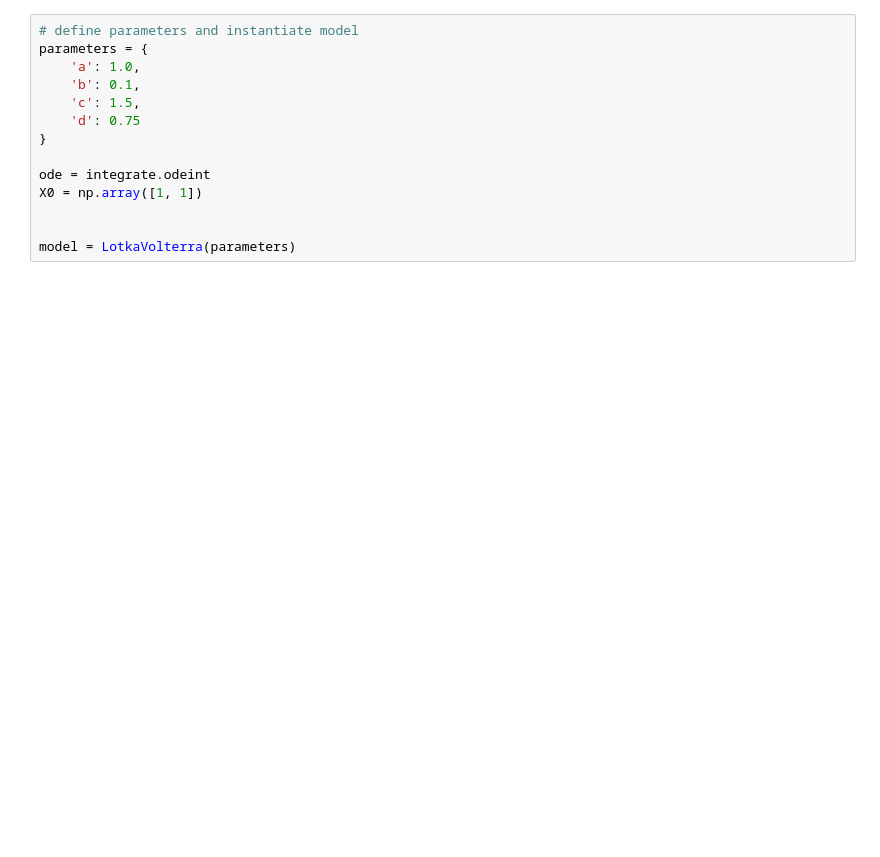
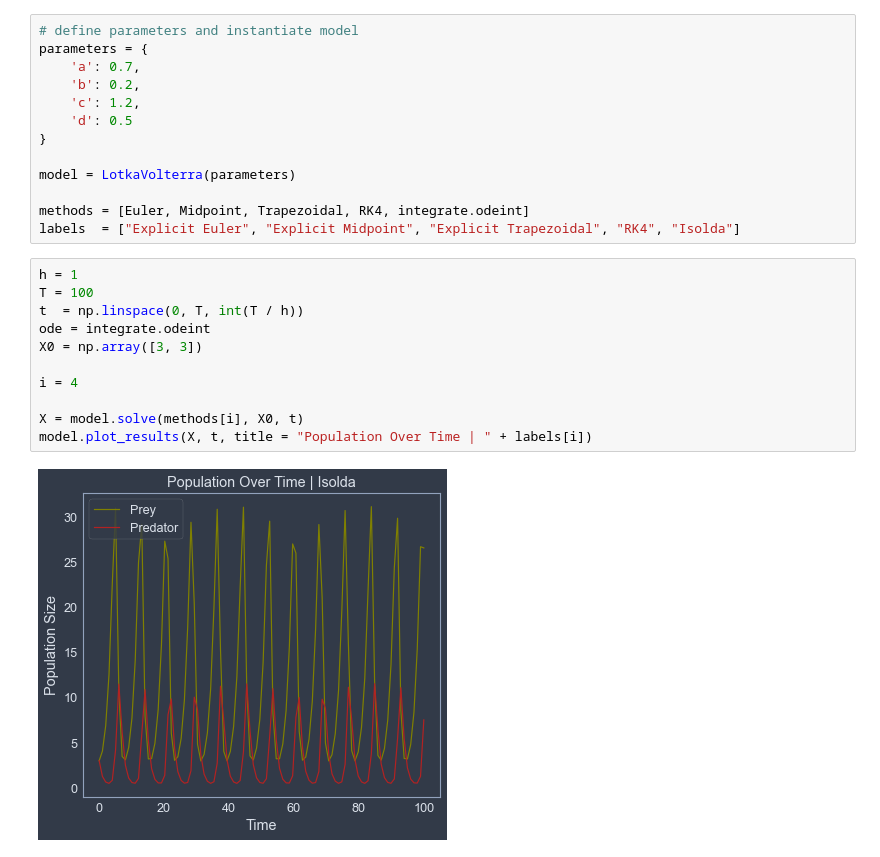
Before and after one commit to ConnorSutton07/Lotka-Volterra-Modelling, a Jupyter notebook: Lotka-Volterra.ipynb, the cells around one changed output. Cells and saved outputs as stored; diff of their text form; blank space fills up the shorter version.

```diff
--- a/Lotka-Volterra.ipynb
+++ b/Lotka-Volterra.ipynb
@@ -60,15 +118,27 @@ class LotkaVolterra:
 # %%
 # define parameters and instantiate model
 parameters = {
-    'a': 1.0,
-    'b': 0.1,
-    'c': 1.5,
-    'd': 0.75
+    'a': 0.7,
+    'b': 0.2,
+    'c': 1.2,
+    'd': 0.5
 }
 
-ode = integrate.odeint
-X0 = np.array([1, 1])
+model = LotkaVolterra(parameters)
 
-
-model = LotkaVolterra(parameters)
+methods = [Euler, Midpoint, Trapezoidal, RK4, integrate.odeint]
+labels  = ["Explicit Euler", "Explicit Midpoint", "Explicit Trapezoidal", "RK4", "Isolda"]
+# %%
+h = 1
+T = 100
+t  = np.linspace(0, T, int(T / h))
+ode = integrate.odeint
+X0 = np.array([3, 3])
+
+i = 4
+
+X = model.solve(methods[i], X0, t)
+model.plot_results(X, t, title = "Population Over Time | " + labels[i])
+# %% [output]
+[figure, added]
 # %%
```
Also changed, not shown: parts of 6 cells of this notebook, 1 other file.
